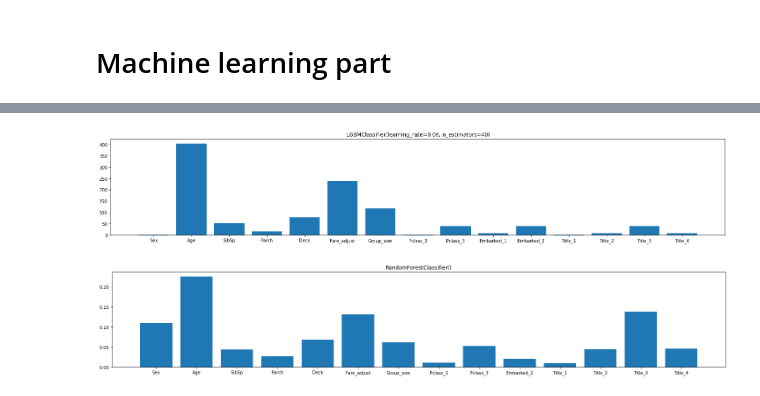
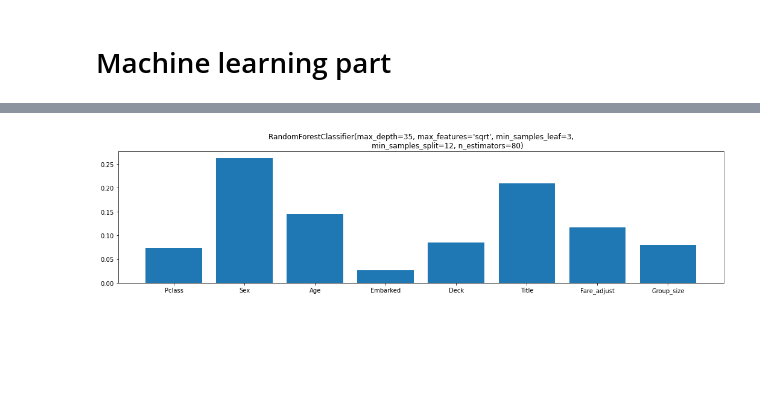
Before and after one commit to air-denys/Kaggle-Titanic, a Jupyter notebook: titanic.ipynb, the cells around one changed output, grey strips where cells are left out. Cells and saved outputs as stored; diff of their text form; code cells hidden in the pictures; blank space fills up the shorter version.

Commit message:
added Hyperparameter tuning

```diff
--- a/titanic.ipynb
+++ b/titanic.ipynb
@@ -241,17 +271,19 @@ def model_evaluation(model, model_train_X, model_train_y, model_test_X, model_te
 # %%
-# Boosting model hyperparameter tuning with GridSearchCV
-model = LGBMClassifier()
-#model = GradientBoostingClassifier()
-#model = RandomForestClassifier()
+# Forest model hyperparameter tuning with GridSearchCV
+model = RandomForestClassifier()
 
 parameters = {
-    'learning_rate': np.linspace(0.01, 0.1 , 10).round(3),
-    'n_estimators':  np.linspace(40, 130 , 10, dtype = 'int')
+    'n_estimators': np.arange(70, 130, 10),
+    'max_depth': [25, 30, 35],
+    'min_samples_split' : [2, 5, 8, 10, 12, 15],
+    'min_samples_leaf' : [1, 2, 3, 4],
+    'max_features': ['auto', 'sqrt']
 }
 
-grid_search = GridSearchCV(model, parameters, n_jobs=-1, verbose=0)
+grid_search = GridSearchCV(model, parameters, n_jobs=-1, cv=5, return_train_score=True, verbose=1)
 grid_search.fit(model_train_X, model_train_y)
 
-print(grid_search.best_score_)
 print(grid_search.best_params_)
+model_evaluation(grid_search.best_estimator_, model_train_X, model_train_y, model_test_X, model_test_y)
+plot_cv(grid_search)
 # %% [output]
@@ -259,0 +347,16 @@ print(grid_search.best_params_)
+# %%
+# Plot feature importance
+params = {'learning_rate': 0.04, 'max_depth': 6, 'n_estimators': 70, 'num_leaves': 17}
+params = {'learning_rate': 0.07, 'max_depth': 6, 'n_estimators': 70, 'num_leaves': 8}
+params = {'learning_rate': 0.06, 'max_bin': 30, 'max_depth': 5, 'n_estimators': 70, 'num_leaves': 14}
+
+model = LGBMClassifier(**params, importance_type = 'gain')
+model.fit(model_train_X, model_train_y)
+
+top_features = model.feature_importances_[model.feature_importances_>0.01]
+top_features_labels = model_train_X.columns.values[model.feature_importances_>0.01]
+
+plt.figure(figsize=(18,4))
+plt.bar(range(len(top_features)), top_features, tick_label = top_features_labels)
+plt.title(model)
+plt.show()
@@ -260,32 +365,18 @@ print(grid_search.best_params_)
 # %%
-# Plot feature importance
-model = LGBMClassifier(learning_rate=0.04, n_estimators=50)
+params = {'max_depth': 35, 'max_features': 'sqrt', 'min_samples_leaf': 3, 'min_samples_split': 12, 'n_estimators': 80}
+
+model = RandomForestClassifier(**params)
 model.fit(model_train_X, model_train_y)
-
-#model = grid_search.best_estimator_
 
 top_features = model.feature_importances_[model.feature_importances_>0.01]
 top_features_labels = model_train_X.columns.values[model.feature_importances_>0.01]
 
-plt.figure(figsize=(25,4))
+plt.figure(figsize=(18,4))
 plt.bar(range(len(top_features)), top_features, tick_label = top_features_labels)
 plt.title(model)
 plt.show()
 # %% [output]
-[figure, old version]
+[figure, new version]
-# %%
-model = RandomForestClassifier(n_estimators = 100)
-model.fit(model_train_X, model_train_y)
-
-top_features = model.feature_importances_[model.feature_importances_>0.01]
-top_features_labels = model_train_X.columns.values[model.feature_importances_>0.01]
-
-plt.figure(figsize=(25,4))
-plt.bar(range(len(top_features)), top_features, tick_label = top_features_labels)
-plt.title(model)
-plt.show()
-# %% [output]
-[figure, removed]
 # %%
 model = Pipeline([('scaller', MinMaxScaler()), ('svc', SVC())])
 
```
Also changed, not shown: parts of 11 cells of this notebook.
